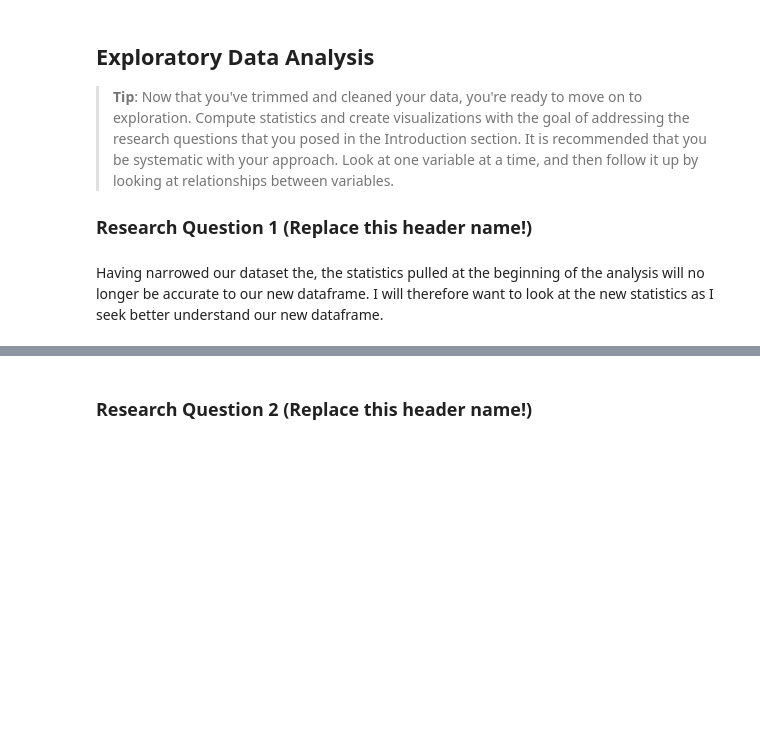
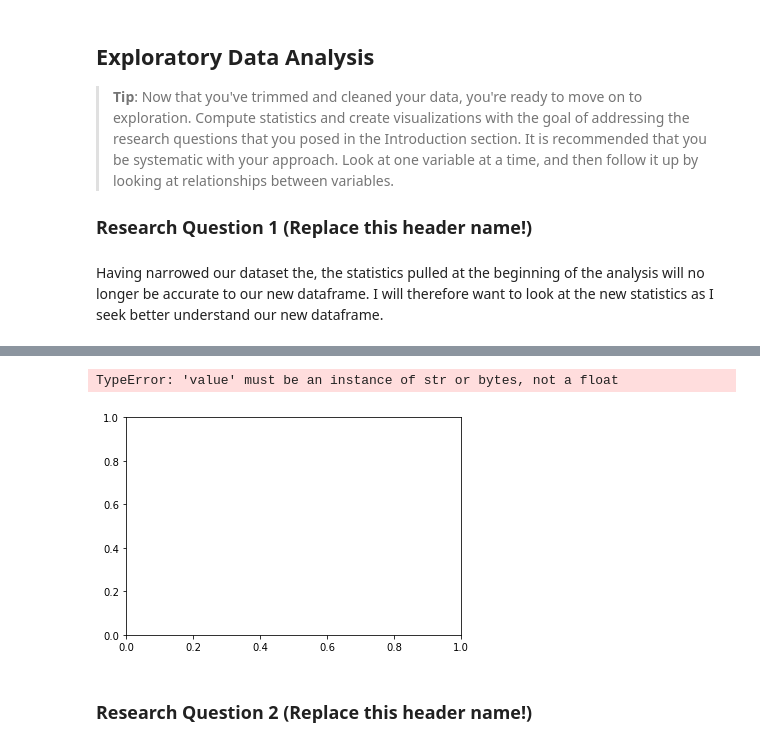
Before and after one commit to chloecongourdeau/data-investigation, a Jupyter notebook: gun-data-investigation.ipynb, the cells around one changed output, grey strips where cells are left out. Saved outputs shown, nothing was run; the diff lists cells and outputs as text; code cells hidden in the pictures; blank space fills up the shorter version.

```diff
--- a/gun-data-investigation.ipynb
+++ b/gun-data-investigation.ipynb
@@ -215,0 +254,12 @@ census_data_subset_df.head()
+# %%
+#eliminate unecessary symbols
+census_subset_df['Owner-occupied housing unit rate, 2011-2015'] = census_subset_df['Owner-occupied housing unit rate, 2011-2015'].str.strip('%')
+census_subset_df['Persons in poverty, percent'] = census_subset_df['Persons in poverty, percent'].str.strip('% ')
+census_subset_df['Median value of owner-occupied housing units, 2011-2015'] = census_subset_df['Median value of owner-occupied housing units, 2011-2015'].str.strip('$')
+census_subset_df['Median selected monthly owner costs -with a mortgage, 2011-2015'] = census_subset_df['Median selected monthly owner costs -with a mortgage, 2011-2015'].str.strip('$')
+census_subset_df['Median selected monthly owner costs -without a mortgage, 2011-2015'] = census_subset_df['Median selected monthly owner costs -without a mortgage, 2011-2015'].str.strip('$')
+census_subset_df['Median gross rent, 2011-2015'] = census_subset_df['Median gross rent, 2011-2015'].str.strip('$')
+census_subset_df['Median household income (in 2015 dollars), 2011-2015'] = census_subset_df['Median household income (in 2015 dollars), 2011-2015'].str.strip('$')
+census_subset_df['Per capita income in past 12 months (in 2015 dollars), 2011-2015'] = census_subset_df['Per capita income in past 12 months (in 2015 dollars), 2011-2015'].str.strip('$')
+
+census_subset_df.head()
@@ -225,0 +278,3 @@ True
+# %%
+census_subset_df['Owner-occupied housing unit rate, 2011-2015'] = census_subset_df['Owner-occupied housing unit rate, 2011-2015'].astype(float)
+census_subset_df['Median selected monthly owner costs -with a mortgage, 2011-2015'] = census_subset_df['Median selected monthly owner costs -with a mortgage, 2011-2015'].astype(int)
@@ -225,0 +283,18 @@ True
+# %%
+census_subset_df['Owner-occupied housing unit rate, 2011-2015'] = census_subset_df['Owner-occupied housing unit rate, 2011-2015'].astype(float)
+census_subset_df['Median value of owner-occupied housing units, 2011-2015'] = census_subset_df['Median value of owner-occupied housing units, 2011-2015'].astype(int)
+census_subset_df['Median selected monthly owner costs -with a mortgage, 2011-2015'] = census_subset_df['Median selected monthly owner costs -with a mortgage, 2011-2015'].astype(int)
+
+census_subset_df['Median selected monthly owner costs -without a mortgage, 2011-2015'] = census_subset_df['Median selected monthly owner costs -without a mortgage, 2011-2015'].astype(int)
+census_subset_df['Owner-occupied housing unit rate, 2011-2015'] = census_subset_df['Owner-occupied housing unit rate, 2011-2015'].astype(int)
+census_subset_df['Median gross rent, 2011-2015'] = census_subset_df['Median gross rent, 2011-2015'].astype(int)
+census_subset_df['Building permits, 2016'] = census_subset_df['Building permits, 2016'].astype(int)
+census_subset_df['Households, 2011-2015'] = census_subset_df['Households, 2011-2015'].astype(int)
+census_subset_df['Persons per household, 2011-2015'] = census_subset_df['Persons per household, 2011-2015'].astype(float)
+census_subset_df['Median household income (in 2015 dollars), 2011-2015'] = census_subset_df['Median household income (in 2015 dollars), 2011-2015'].astype(int)
+census_subset_df['Per capita income in past 12 months (in 2015 dollars), 2011-2015'] = census_subset_df['Per capita income in past 12 months (in 2015 dollars), 2011-2015'].astype(int)
+census_subset_df['Persons in poverty, percent'] = census_subset_df['Persons in poverty, percent'].astype(float)
+census_subset_df['Total employer establishments, 2015'] = census_subset_df['Total employer establishments, 2015'].astype(int)
+census_subset_df['Total employment, 2015'] = census_subset_df['Total employment, 2015'].astype(int)
+census_subset_df['Total annual payroll, 2015 ($1,000)'] = census_subset_df['Total annual payroll, 2015 ($1,000)'].astype(int)
+census_subset_df['Total employment, percent change, 2014-2015'] = census_subset_df['Total employment, percent change, 2014-2015'].astype(int)
@@ -338,0 +418,3 @@ KeyError: 'gun'
+# %%
+df = gun_data_subset_df.merge(census_subset_df, how='left', on='state')
+df.head()
@@ -339,2 +448,7 @@ KeyError: 'gun'
+# %%
+df.plot(x="totals", y="Persons per household, 2011-2015", kind="scatter")
+# %% [output]
+TypeError: 'value' must be an instance of str or bytes, not a float
+[figure, added]
 # %%
 # After discussing the structure of the data and any problems that need to be
```
Also changed, not shown: parts of 17 cells of this notebook, 1 other file.
